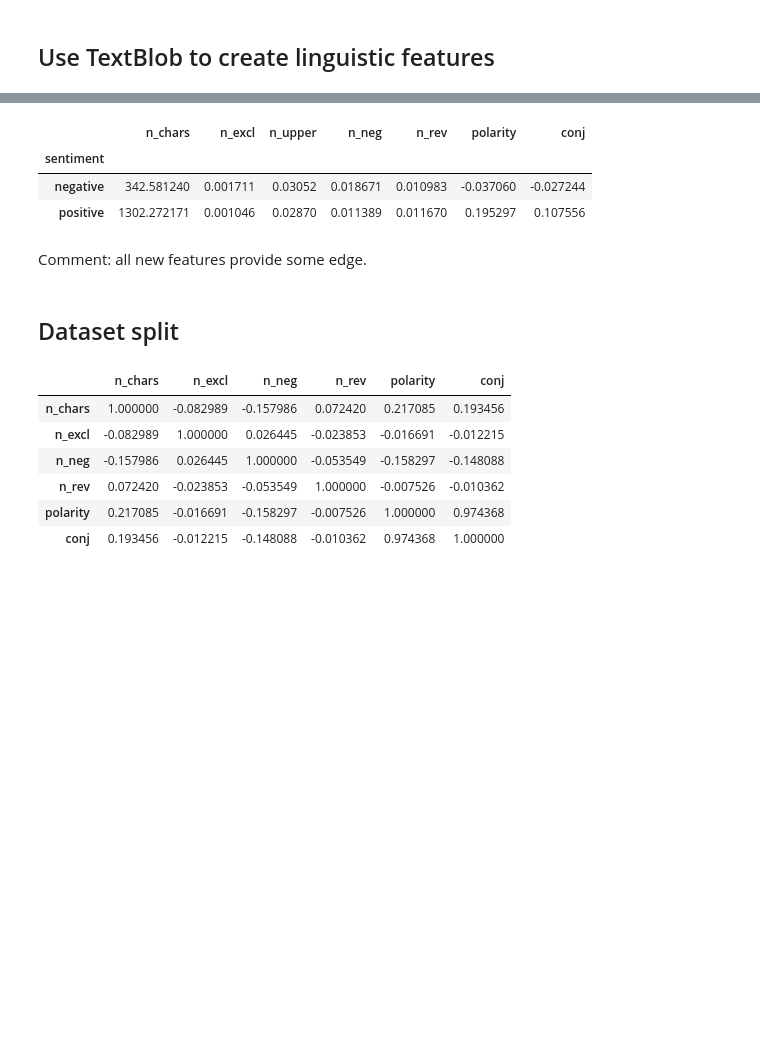
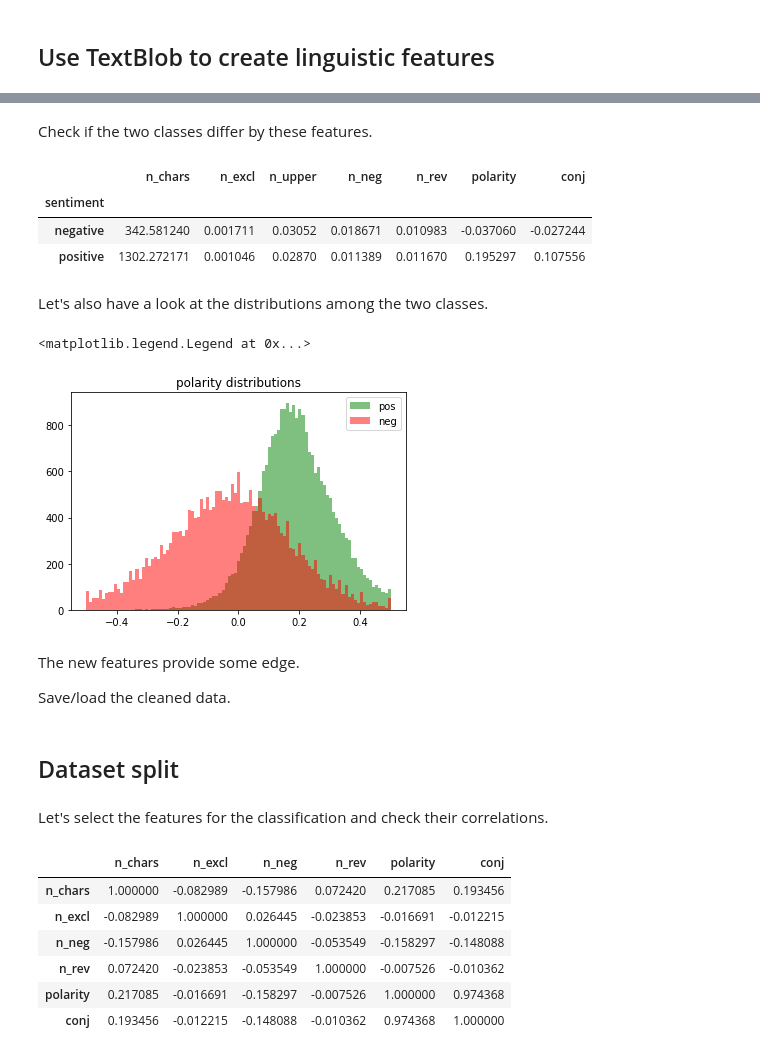
Before and after one commit to kulasinski/sentiment_classification, a Jupyter notebook: classification.ipynb, the cells around one changed output, grey strips where cells are left out. Saved outputs shown, nothing was run; the diff lists cells and outputs as text; code cells hidden in the pictures; blank space fills up the shorter version.

```diff
--- a/classification.ipynb
+++ b/classification.ipynb
@@ -125,6 +139,8 @@ df['n_neg'] = n_neg
 df['n_rev'] = n_rev
 df['polarity'] = polarity
 df['conj'] = conj
+# %% [markdown]
+Check if the two classes differ by these features.
 # %%
 df.groupby('sentiment').mean()
 # %% [output]
@@ -132,3 +148,5 @@ df.groupby('sentiment').mean()
 | sentiment |  |  |  |  |  |  |  |
 | negative | 342.581240 | 0.001711 | 0.03052 | 0.018671 | 0.010983 | -0.037060 | -0.027244 |
 | positive | 1302.272171 | 0.001046 | 0.02870 | 0.011389 | 0.011670 | 0.195297 | 0.107556 |
+# %% [markdown]
+Let's also have a look at the distributions among the  two classes.
@@ -135,10 +155,24 @@ df.groupby('sentiment').mean()
+# %%
+bins = np.linspace(-.5, 0.5, 100)
+col='polarity'
+plt.title(col+' distributions')
+plt.hist(df[df.sentiment=='positive'][col], bins, alpha=0.5, label='pos', color='g')
+plt.hist(df[df.sentiment=='negative'][col], bins, alpha=0.5, label='neg', color='r')
+plt.legend(loc='upper right')
+# %% [output]
+<matplotlib.legend.Legend at 0x...>
+[figure, added]
 # %% [markdown]
-Comment: all new features provide some edge.
+The new features provide some edge.
+
+Save/load the cleaned data.
 # %%
 # df.to_csv('data_cleaned.csv')
 df=pd.read_csv('data_cleaned.csv')
 # %% [markdown]
 ## Dataset split
+# %% [markdown]
+Let's select the features for the classification and check their correlations.
 # %%
 features = [
     'n_chars',
```
Also changed, not shown: parts of 37 cells of this notebook, 1 other file.
